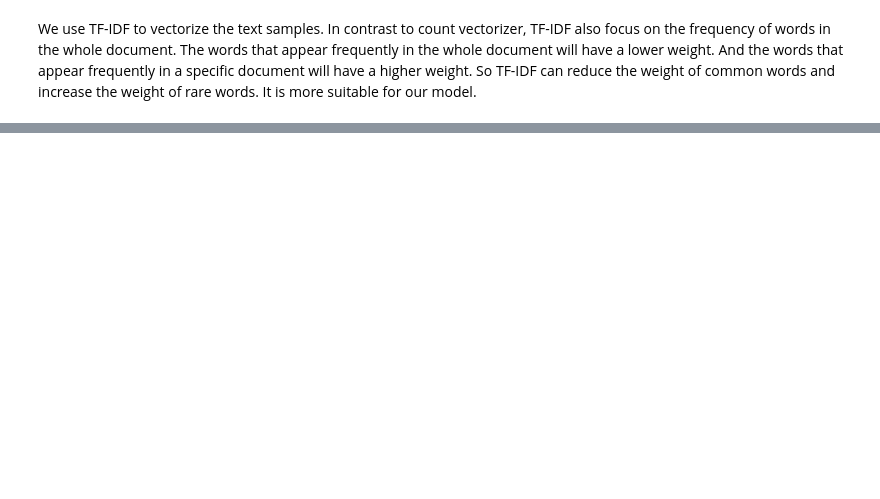
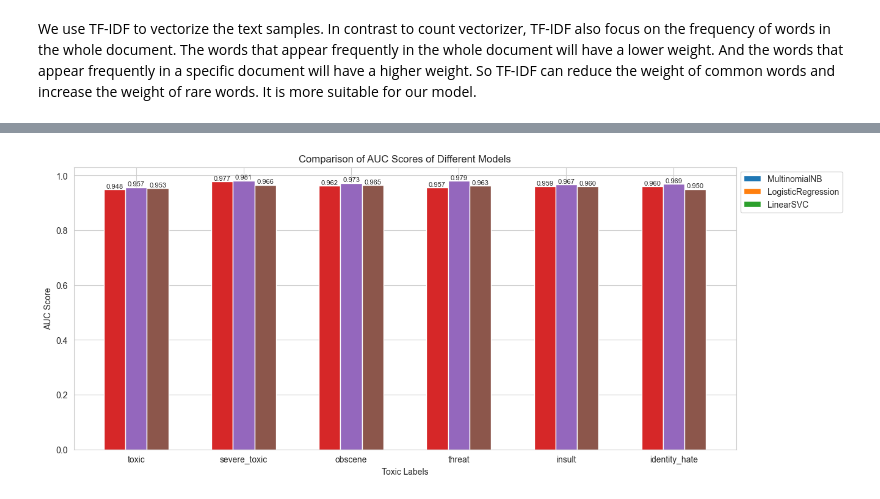
Before and after one commit to xwang-gbjd/CS584_Project_ToxicComment, a Jupyter notebook: toxic_comment.ipynb, the cells around one changed output, grey strips where cells are left out. Cells and saved outputs as stored; diff of their text form; code cells hidden in the pictures; blank space fills up the shorter version.

```diff
--- a/toxic_comment.ipynb
+++ b/toxic_comment.ipynb
@@ -317,3 +296,15 @@ def preprocess(text):
+# %%
+# preprocess the given text
+def preprocess(text):
+    text = text.lower()
+    regex = re.compile('[' + re.escape(string.punctuation) + '0-9\\r\\t\\n]')
+    nopunct = regex.sub(" ", text)
+    words = nopunct.split(' ')
+    words = [word.encode('ascii', 'ignore').decode('ascii') for word in words]
+    lmtzr = nltk.WordNetLemmatizer()
+    words = [lmtzr.lemmatize(w) for w in words]
+    words = [w for w in words if len(w) > 2]
+    return words
 # %%
 # get several text samples in train dataset
 sample_text = train['comment_text'].iloc[0:5]
@@ -364,7 +355,10 @@ matrix([[0, 0, 0, 0, 0, 0, 0, 0, 0, 1, 0, 0, 0, 0, 1, 0, 1, 0, 0, 0, 0,
 This is the result of count vectorizer. This method calculates the frequency of each word in the document. Then it returns a vector of the frequency of each word.
 # %%
 # use TF-IDF to vectorize the text samples
-tfidf_vectorizer = TfidfVectorizer(tokenizer=preprocess)
+# tfidf_vectorizer = TfidfVectorizer(tokenizer=preprocess)
+tfidf_vectorizer = TfidfVectorizer(ngram_range=(1, 1), analyzer='word',
+                         tokenizer=preprocess, stop_words='english',
+                         strip_accents='unicode', use_idf=True, min_df=0.001)
 sample = tfidf_vectorizer.fit_transform(sample_text)
 sample.todense()
 # %% [output]
@@ -410,0 +461,33 @@ x_test
+# %%
+def plot_bar(df):
+    plt.figure(figsize=(14, 6))
+
+    # Extract unique labels and models
+    labels = df['Label'].unique()
+    models = df['Model'].unique()
+    num_models = len(models)
+
+    width_bar = 0.2
+    x = np.arange(len(labels))  # label locations
+
+    for i, model in enumerate(models):
+        model_data = df[df['Model'] == model]
+        plt.bar(x + i*width_bar, model_data['AUC'], width=width_bar, label=model)
+
+    plt.xticks(x + width_bar*(num_models-1)/2, labels)
+
+    for i in range(num_models):
+        for k in plt.bar(x + i*width_bar, df['AUC'][i*len(labels):(i+1)*len(labels)], width=width_bar):
+            height = k.get_height()
+            plt.text(k.get_x() + k.get_width() / 2, height, f'{height:.3f}', fontsize=8, ha="center", va="bottom")
+
+    plt.xlabel("Toxic Labels")
+    plt.ylabel("AUC Score")
+    plt.title("Comparison of AUC Scores of Different Models")
+    plt.legend(bbox_to_anchor=(1.0, 1.0))
+    plt.show()
+
+# Example usage
+plot_bar(methods_cv_df)
+# %% [output]
+[figure, added]
```
Also changed, not shown: parts of 20 cells of this notebook, 2 other files.
